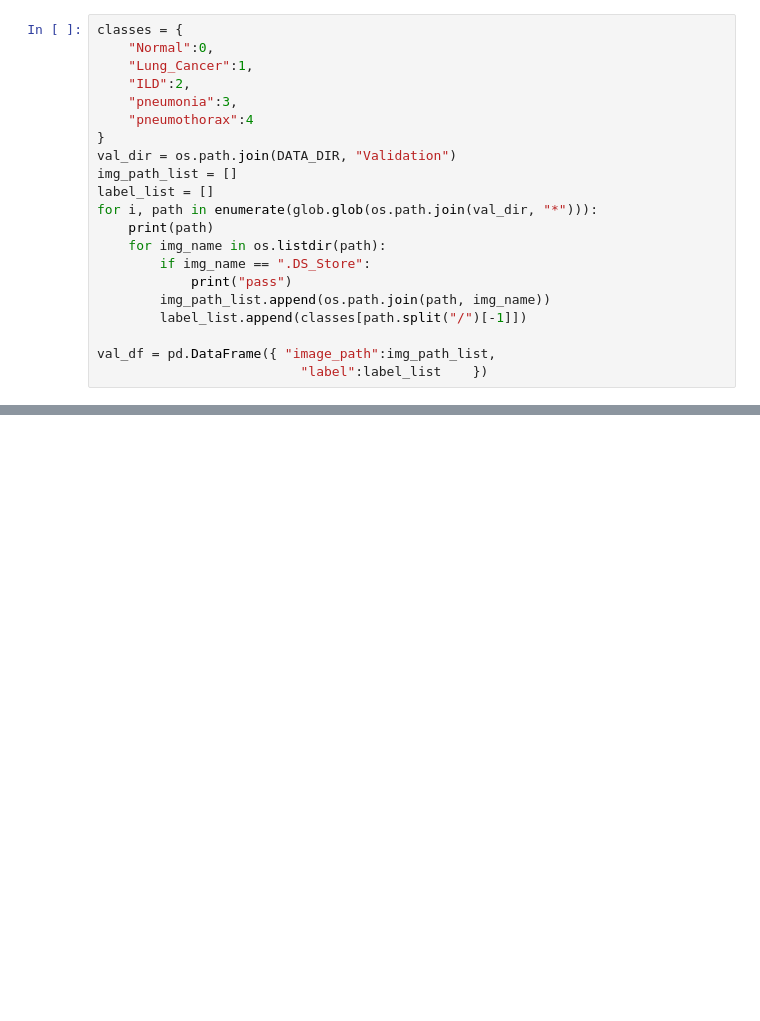
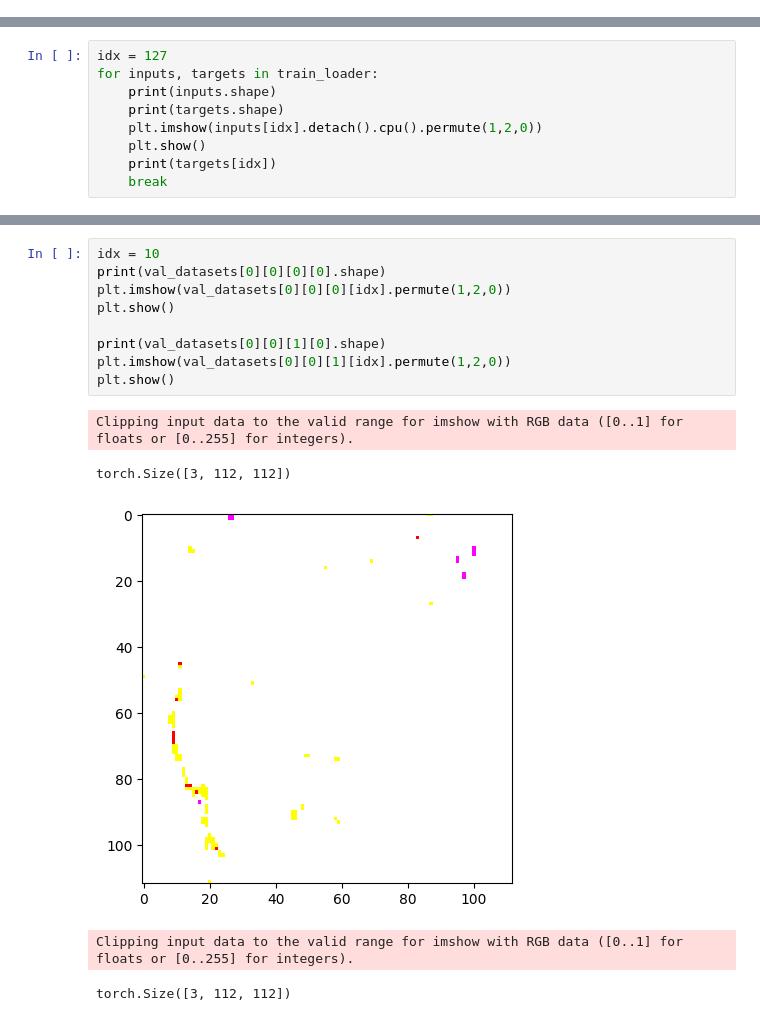
Before and after one commit to jaejungscene/Mask-Face-Verification-on-Web, a Jupyter notebook: train/data_check.ipynb, the cells around one changed output, grey strips where cells are left out. Cells and saved outputs as stored; diff of their text form; blank space fills up the shorter version.

```diff
--- a/train/data_check.ipynb
+++ b/train/data_check.ipynb
@@ -83,21 +0,0 @@ train_df.to_csv("train_df.csv")
-# %%
-classes = {
-    "Normal":0,
-    "Lung_Cancer":1,
-    "ILD":2,
-    "pneumonia":3,
-    "pneumothorax":4
-}
-val_dir = os.path.join(DATA_DIR, "Validation")
-img_path_list = []
-label_list = []
-for i, path in enumerate(glob.glob(os.path.join(val_dir, "*"))):
-    print(path)
-    for img_name in os.listdir(path):
-        if img_name == ".DS_Store":
-            print("pass")
-        img_path_list.append(os.path.join(path, img_name))
-        label_list.append(classes[path.split("/")[-1]])
-
-val_df = pd.DataFrame({ "image_path":img_path_list,
-                          "label":label_list    })
@@ -329,0 +173,9 @@ Epoch: [[1, 2]/100][2/50]       LR: 312
+# %%
+idx = 127
+for inputs, targets in train_loader:
+    print(inputs.shape)
+    print(targets.shape)
+    plt.imshow(inputs[idx].detach().cpu().permute(1,2,0))
+    plt.show()
+    print(targets[idx])
+    break
@@ -329,0 +432,15 @@ Epoch: [[1, 2]/100][2/50]       LR: 312
+# %%
+idx = 10
+print(val_datasets[0][0][0][0].shape)
+plt.imshow(val_datasets[0][0][0][idx].permute(1,2,0))
+plt.show()
+
+print(val_datasets[0][0][1][0].shape)
+plt.imshow(val_datasets[0][0][1][idx].permute(1,2,0))
+plt.show()
+# %% [output]
+Clipping input data to the valid range for imshow with RGB data ([0..1] for floats or [0..255] for integers).
+torch.Size([3, 112, 112])
+[figure, added]
+Clipping input data to the valid range for imshow with RGB data ([0..1] for floats or [0..255] for integers).
+torch.Size([3, 112, 112])
```
Also changed, not shown: parts of 50 cells of this notebook, 10 other files.
